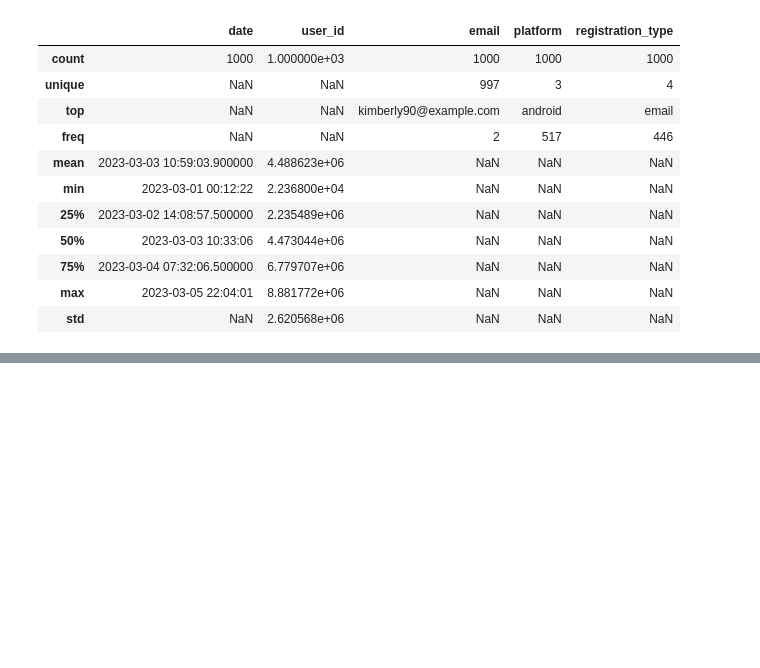
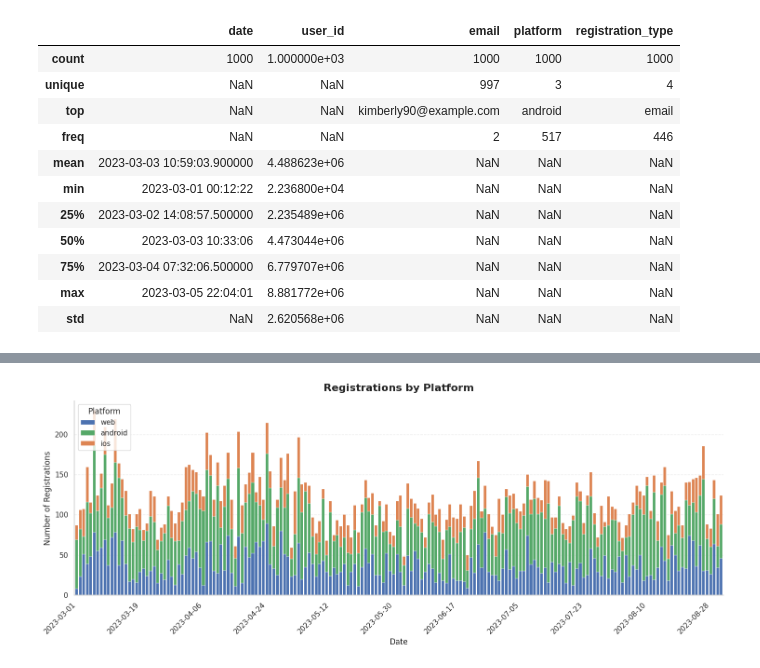
Before and after one commit to Andresperez16/data-analyst-project-280, a Jupyter notebook: charts_project.ipynb, the cells around one changed output, grey strips where cells are left out. Drawn from its saved outputs; the diff is of its cells as text; code cells hidden in the pictures; blank space fills up the shorter version.

```diff
--- a/charts_project.ipynb
+++ b/charts_project.ipynb
@@ -130,0 +495,88 @@ display(df_regs_api.head())
+# %%
+# ==========================================
+# GRÁFICO 4 - REGISTROS POR PLATAFORMA
+# (Barras apiladas)
+# ==========================================
+
+import matplotlib.pyplot as plt
+import seaborn as sns
+
+sns.set_theme(style="whitegrid")
+
+# Agrupar registros por fecha y plataforma
+registrations_platform = (
+    df_conversion
+    .groupby(["date_group", "platform"])["registrations"]
+    .sum()
+    .unstack(fill_value=0)
+)
+
+platform_order = ["web", "android", "ios"]
+
+registrations_platform = registrations_platform.reindex(
+    columns=platform_order,
+    fill_value=0
+)
+
+colors = {
+    "web": "#4C72B0",
+    "android": "#55A868",
+    "ios": "#DD8452"
+}
+
+fig, ax = plt.subplots(figsize=(15,6))
+
+registrations_platform.plot(
+    kind="bar",
+    stacked=True,
+    ax=ax,
+    color=[colors[p] for p in platform_order],
+    edgecolor="white",
+    linewidth=0.3,
+    width=0.8
+)
+
+ax.set_title(
+    "Registrations by Platform",
+    fontsize=16,
+    fontweight="bold",
+    pad=15
+)
+
+ax.set_xlabel("Date", fontsize=12)
+ax.set_ylabel("Number of Registrations", fontsize=12)
+
+step = max(1, len(registrations_platform)//10)
+
+positions = list(range(0, len(registrations_platform), step))
+
+ax.set_xticks(positions)
+
+ax.set_xticklabels(
+    registrations_platform.index.strftime("%Y-%m-%d")[::step],
+    rotation=45,
+    ha="right"
+)
+
+ax.legend(
+    title="Platform",
+    frameon=True,
+    loc="upper left"
+)
+
+ax.grid(axis="y", linestyle="--", alpha=0.35)
+ax.grid(axis="x", visible=False)
+
+sns.despine()
+
+plt.tight_layout()
+
+plt.savefig(
+    "./charts/registrations_by_platform.png",
+    dpi=300,
+    bbox_inches="tight"
+)
+
+plt.show()
+# %% [output]
+[figure, added]
```
Also changed, not shown: parts of 13 cells of this notebook.
